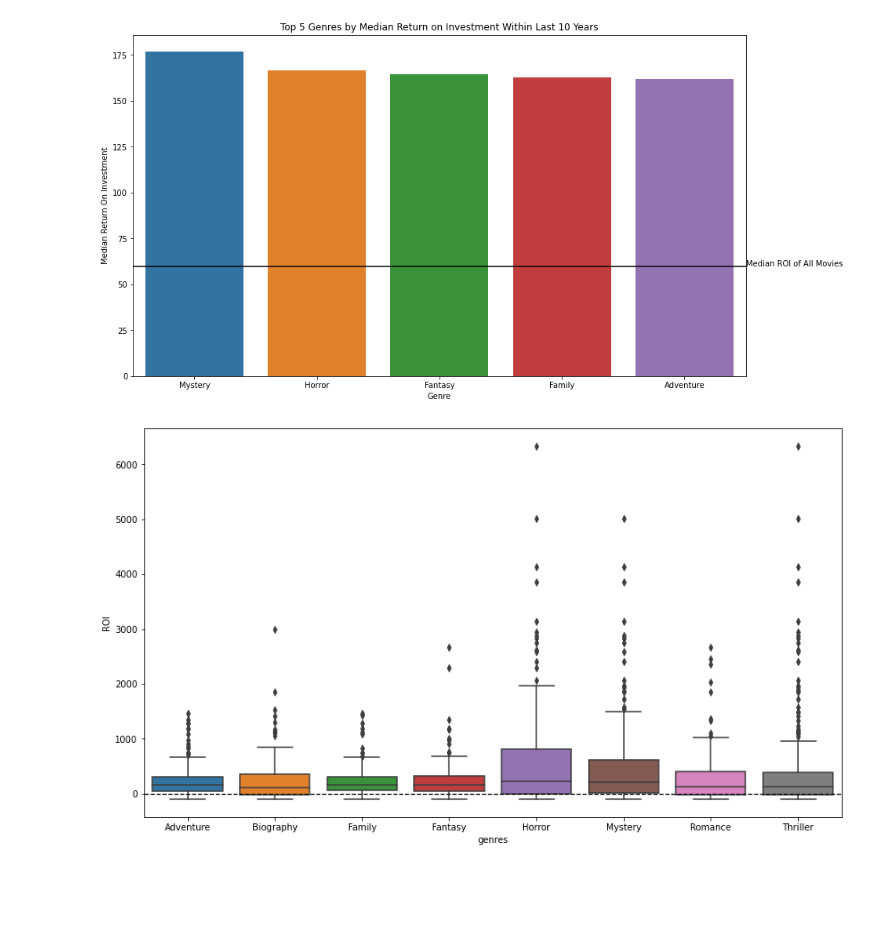
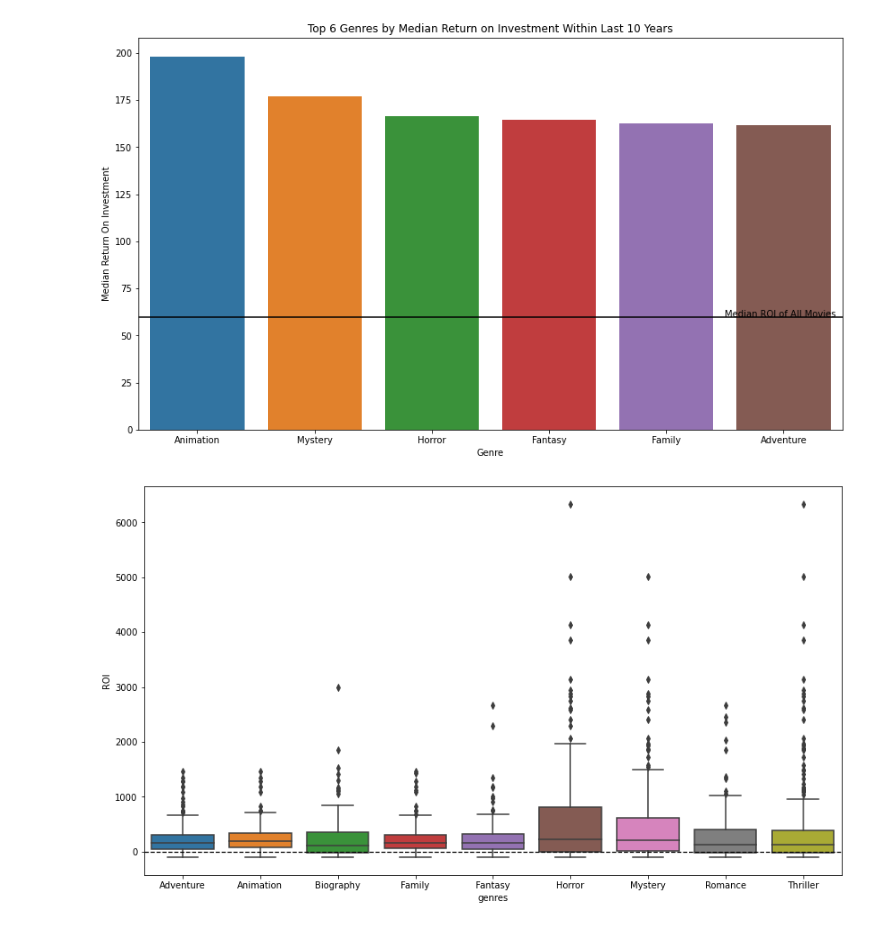
Before and after one commit to JoshuaGottlieb/Microsoft-Movie-Recommendation, a Jupyter notebook: Papa-Folder/EDA.ipynb, the cells around one changed output. Saved outputs shown, nothing was run; the diff lists cells and outputs as text; code cells hidden in the pictures; blank space fills up the shorter version.

Commit message:
Updated bar charts to filter by >75 titles and to include more genres. Explored runtime vs. ROI.

```diff
--- a/Papa-Folder/EDA.ipynb
+++ b/Papa-Folder/EDA.ipynb
@@ -50,29 +71,29 @@ groupby_genres_median = expanded_genres.groupby('genres').agg({'ROI': 'median',
 groupby_genres_median.title = groupby_genres_median.title.astype(int)
 
 # Filter by genres that have at least 100 titles in data set
-groupby_genres_median = groupby_genres_median.loc[groupby_genres_median.title >= 100]
+groupby_genres_median = groupby_genres_median.loc[groupby_genres_median.title >= 75]
 
 # Create a dataframe that represents the top 5 genres by median ROI
-top_5_by_median = groupby_genres_median.nlargest(5, 'ROI')
+top_6_by_median = groupby_genres_median.nlargest(6, 'ROI')
 # %%
 # Create a bar plot representing the top 5 genres by median ROI created within the last 10 years
 # Declare figure and axis objects
 fig, ax = plt.subplots(figsize=(14,8))
 
 # Create seaborn barplot, assign to ax
-sns.barplot(data=top_5_by_median, x=top_5_by_median.index, y='ROI', ax=ax)
+sns.barplot(data=top_6_by_median, x=top_6_by_median.index, y='ROI', ax=ax)
 
 # Set axis labels and title
 ax.set_xlabel('Genre')
 ax.set_ylabel('Median Return On Investment')
-ax.set_title('Top 5 Genres by Median Return on Investment Within Last 10 Years')
+ax.set_title('Top 6 Genres by Median Return on Investment Within Last 10 Years')
 
 # Create a horizontal line representing the median ROI for all films regardless of genre to compare to whole industry
 # Create an annotation for the line
 ax.axhline(y=recent.ROI.median(), c='k')
 ax.annotate('Median ROI of All Movies',(4.5, recent.ROI.median()));
 # %% [output]
-[figure, old version]
+[figure, new version]
 # %%
 # Create a dataframe grouped by genres then ROI, reset index to turn back into a dataframe rather than groupby object
 # This allows grouping of data without having to use aggregate functions
@@ -91,12 +116,12 @@ top_5_genres_by_median_raw_ROI = top_8_genres_raw_ROI.loc[top_8_genres_raw_ROI.g
 fig, ax = plt.subplots(figsize=(14,8))
 
 # Create seaborn boxplot
-sns.boxplot(data=top_8_genres_raw_ROI, x='genres', y='ROI', ax=ax)
+sns.boxplot(data=top_9_genres_raw_ROI, x='genres', y='ROI', ax=ax)
 
 # Create a horizontal line at ROI = 0 for clarity
 ax.axhline(y=0, linestyle='--', linewidth=1.25, c='k');
 # %% [output]
-[figure, old version]
+[figure, new version]
 # %%
 # Create an overlaid boxplot and violinplot for the top 5 genres by median to show distributions
 # Declare fig, ax objects
```
Also changed, not shown: parts of 17 cells of this notebook.
